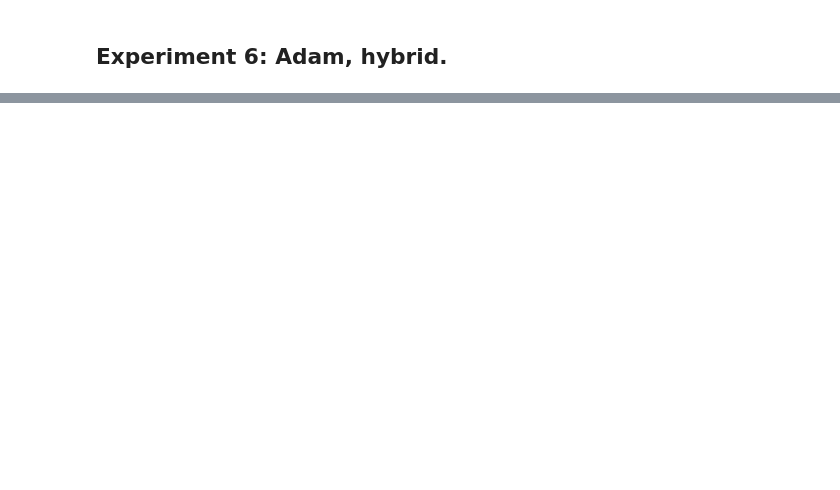
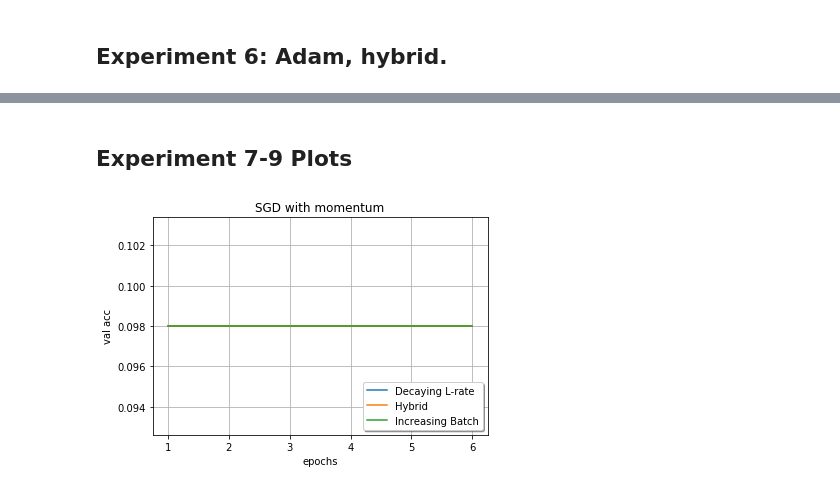
Before and after one commit to JCDetwiler/batch-size-mnist, a Jupyter notebook: experiments.ipynb, the cells around one changed output, grey strips where cells are left out. Cells and saved outputs as stored; diff of their text form; code cells hidden in the pictures; blank space fills up the shorter version.

```diff
--- a/experiments.ipynb
+++ b/experiments.ipynb
@@ -388,0 +527,23 @@ Epoch 4/4
+# %%
+reset_weights(model)
+learning_rate = 0.07  # Set a new constant.
+momentum = 0.1
+sgd = SGD(lr=learning_rate, momentum=momentum, decay=decay_rate, nesterov=True)
+
+model.compile(
+    optimizer=sgd,  # Vanilla SGD experiment.
+    loss='categorical_crossentropy',
+    metrics=['accuracy'],
+)
+
+# Train the model.
+decay_lr_scheduler = LearningRateScheduler(step_lr_decay)
+
+exp7_results = model.fit(
+    train_images,
+    to_categorical(train_labels),
+    epochs=epochs,
+    batch_size=batch_size,
+    validation_data=(test_images, to_categorical(test_labels)),
+    callbacks=[decay_lr_scheduler]
+)
@@ -388,0 +754,15 @@ Epoch 4/4
+# %% [markdown]
+## Experiment 7-9 Plots
+# %%
+f_sgdm, a_sgdm = plt.subplots()
+a_sgdm.plot(range(1,7), exp7_results.history["val_acc"], label="Decaying L-rate")
+a_sgdm.plot(range(1,7), exp9_results.history["val_acc"], label="Hybrid")
+a_sgdm.plot(range(1,7), exp8_results.history["val_acc"], label="Increasing Batch")
+
+legend = a_sgdm.legend(loc='lower right', shadow=True, fontsize='medium')
+a_sgdm.set(xlabel='epochs', ylabel='val acc', title='SGD with momentum')
+a_sgdm.grid()
+
+f_sgdm.savefig("sgd_with_momentum.png")
+# %% [output]
+[figure, added]
```
Also changed, not shown: parts of 26 cells of this notebook, 4 other files.
